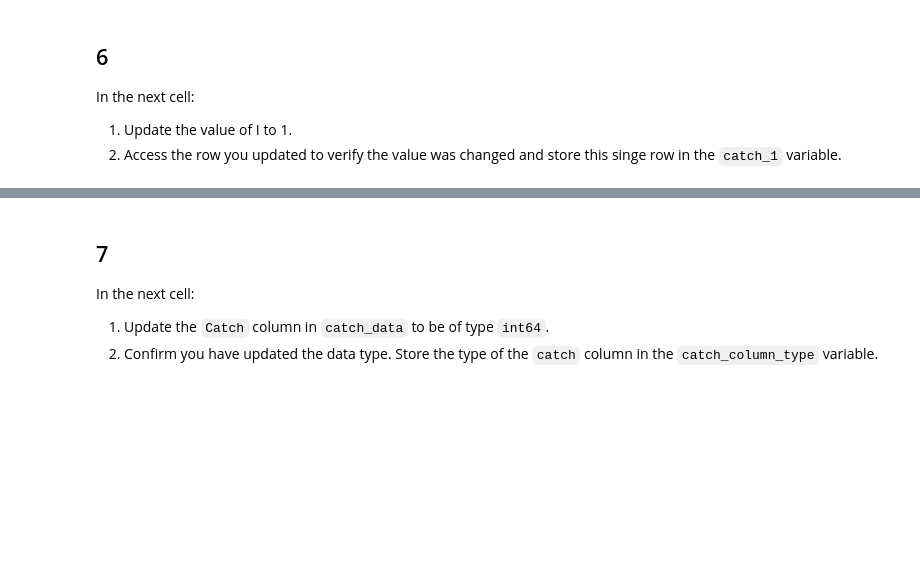
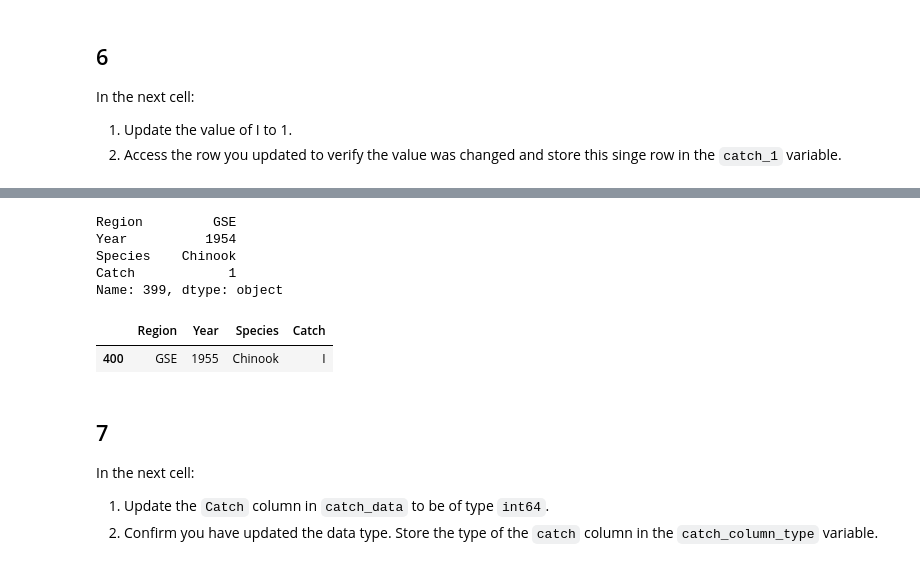
Before and after one commit to sofiiir/eds220-hwk2, a Jupyter notebook: task2/hwk2-task2-salmon.ipynb, the cells around one changed output, grey strips where cells are left out. Drawn from its saved outputs; the diff is of its cells as text; code cells hidden in the pictures; blank space fills up the shorter version.

```diff
--- a/task2/hwk2-task2-salmon.ipynb
+++ b/task2/hwk2-task2-salmon.ipynb
@@ -214,11 +220,23 @@ In the next cell:
 <!-- BEGIN QUESTION -->
 # %%
 
-
-catch_1 = ...
+catch_1 = catch_data.at[399, 'Catch'] = 1
 
 # Print catch_1
 catch_1
+
+catch_data.loc[399]
+# %% [output]
+Region         GSE
+Year          1954
+Species    Chinook
+Catch            1
+Name: 399, dtype: object
+# %%
+catch_data[catch_data['Catch'] == 'I']
+# %% [output]
+|  | Region | Year | Species | Catch |
+| 400 | GSE | 1955 | Chinook | I |
 # %% [markdown]
 <!-- END QUESTION -->
 
```
Also changed, not shown: parts of 4 cells of this notebook.
